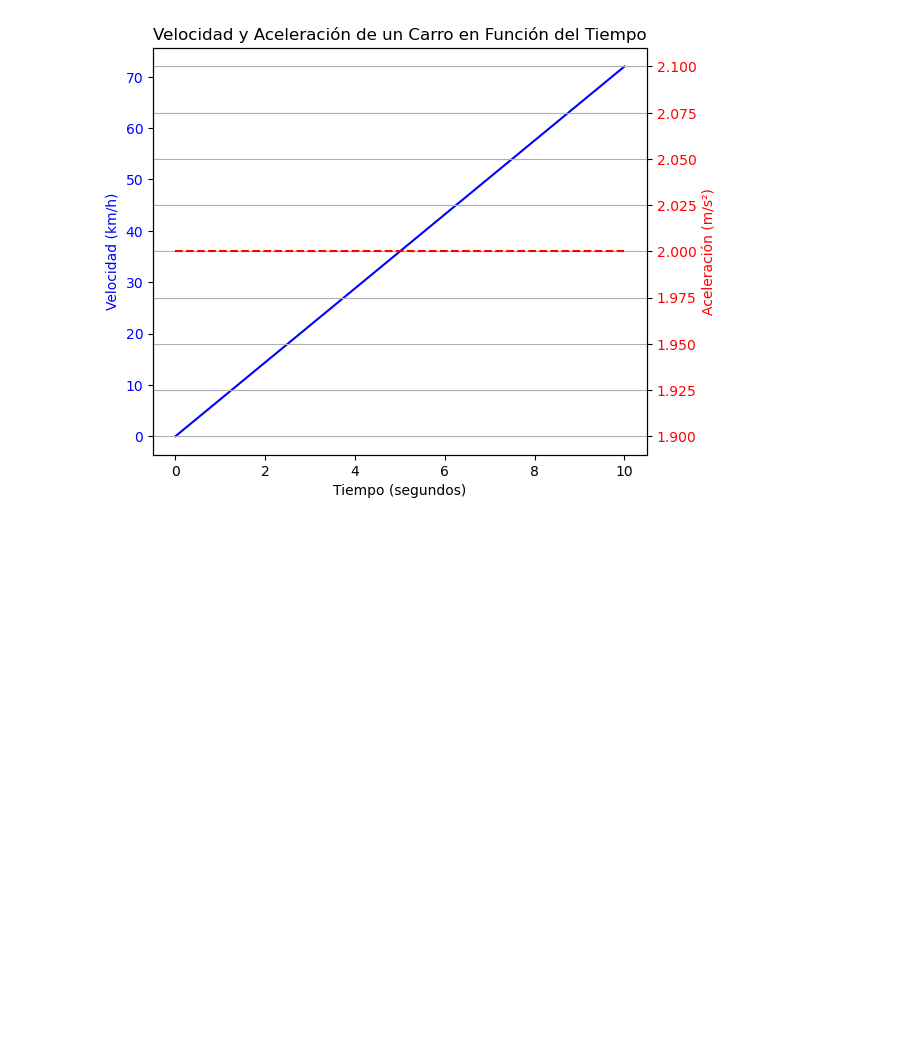
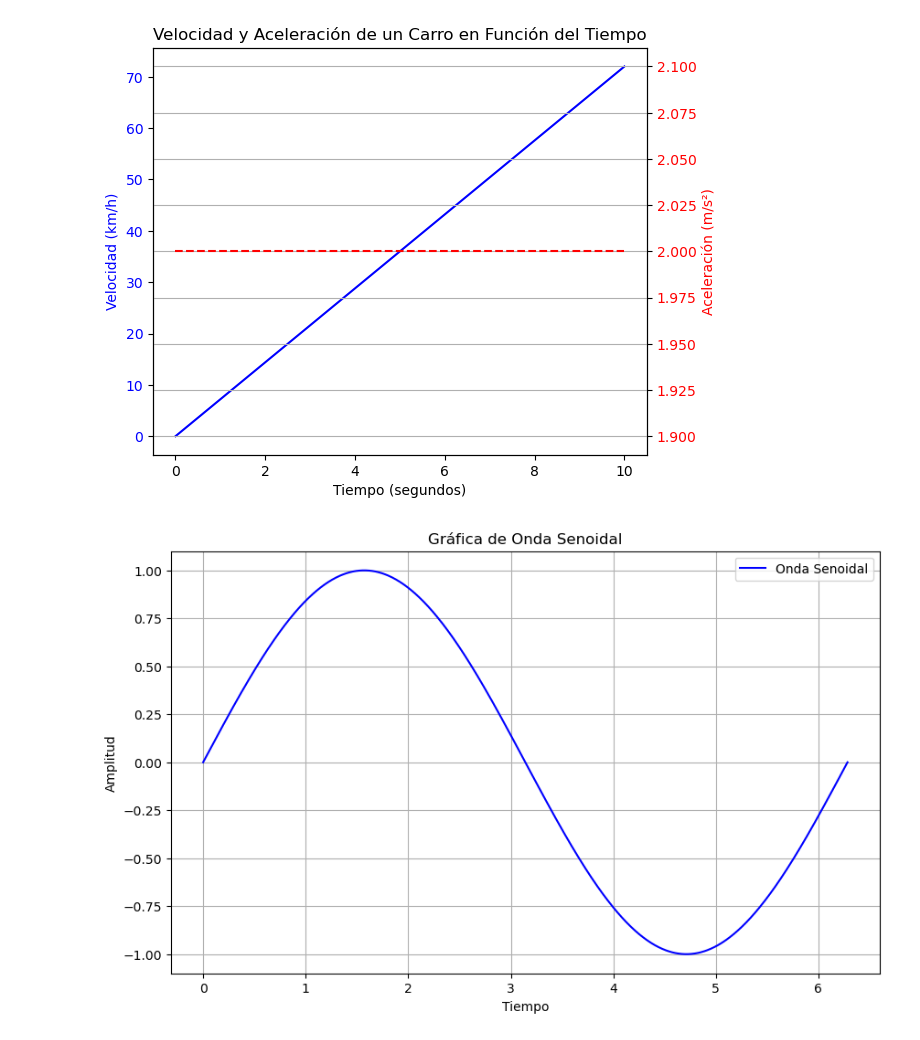
Before and after one commit to danielsh2390/Mi-primer-proyecto, a Jupyter notebook: Miprimer.ipynb, the cells around one changed output. Cells and saved outputs as stored; diff of their text form; code cells hidden in the pictures; blank space fills up the shorter version.

Commit message:
grafica de onda

```diff
--- a/Miprimer.ipynb
+++ b/Miprimer.ipynb
@@ -121,3 +121,28 @@ plt.grid(True)
 plt.show()
 # %% [output]
 [figure]
+# %%
+import numpy as np
+import matplotlib.pyplot as plt
+
+# Generar valores para el tiempo
+t = np.linspace(0, 2 * np.pi, 1000)
+
+# Generar una onda senoidal
+y = np.sin(t)
+
+# Crear la gráfica
+plt.figure(figsize=(10, 6))
+plt.plot(t, y, label="Onda Senoidal", color='b')
+
+# Añadir etiquetas y título
+plt.title("Gráfica de Onda Senoidal")
+plt.xlabel("Tiempo")
+plt.ylabel("Amplitud")
+plt.grid(True)
+plt.legend()
+
+# Mostrar la gráfica
+plt.show()
+# %% [output]
+[figure, added]
```
